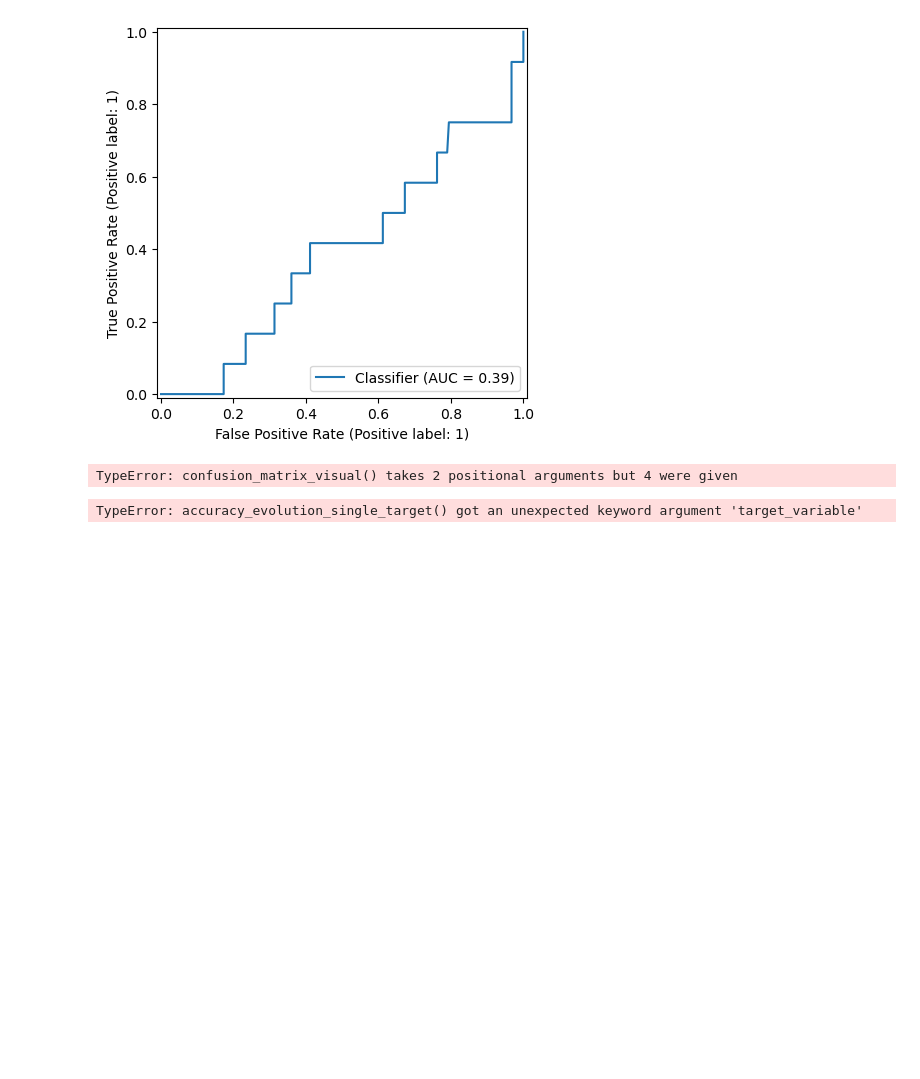
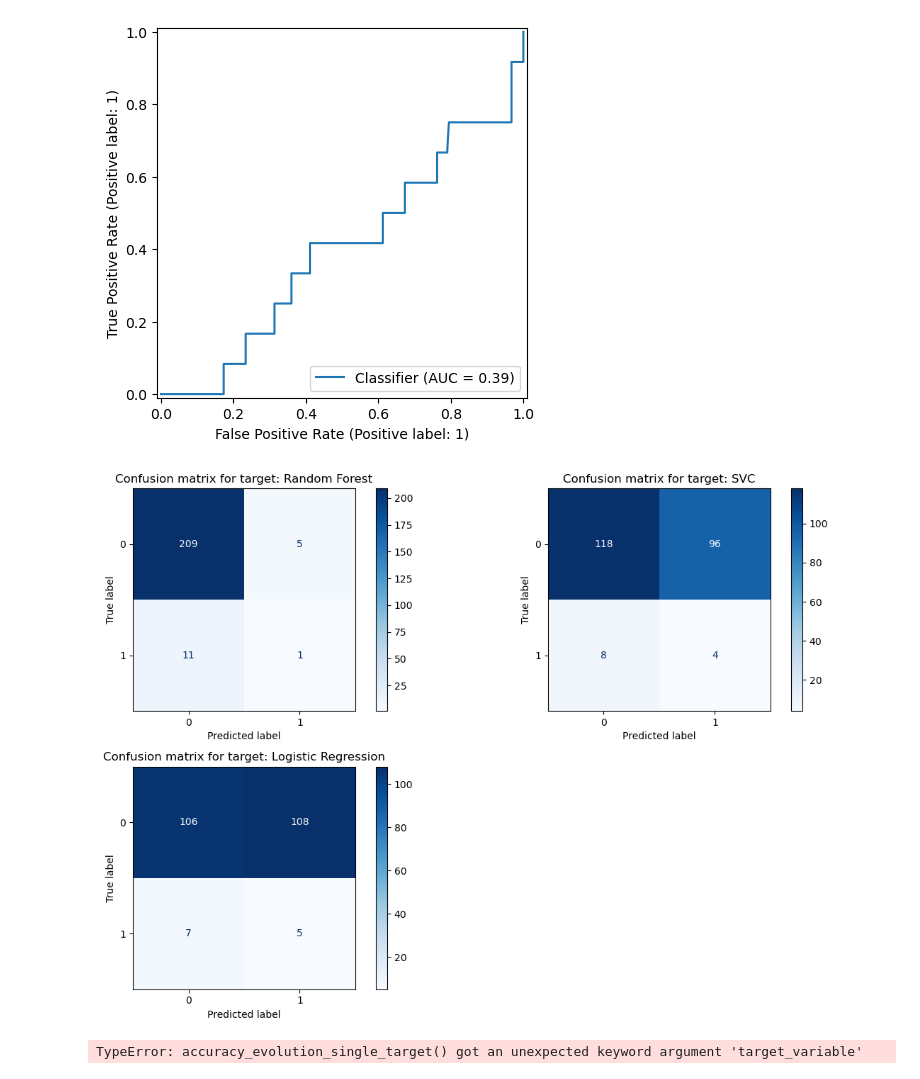
Before and after one commit to PedroC12804/Projeto-AAEB, a Jupyter notebook: Projeto .ipynb, the cells around one changed output. Cells and saved outputs as stored; diff of their text form; code cells hidden in the pictures; blank space fills up the shorter version.

```diff
--- a/Projeto .ipynb
+++ b/Projeto .ipynb
@@ -848,8 +838,8 @@ hinselmann_results #é um dicionário que tem {nome: [df com as métricas, model
 [figure]
 [figure]
 # %%
-confusion_matrix_visual(hinselmann_results, X, Y, 'Hinselmann')
+confusion_matrix_visual('Hinselmann',hinselmann_results)
 # %% [output]
-TypeError: confusion_matrix_visual() takes 2 positional arguments but 4 were given
+[figure, added]
 # %%
 #Inserir a Função que mostra a evolução da accuracy para cada modelo, para avaliar o overfitting
```
Also changed, not shown: parts of 5 cells of this notebook.
